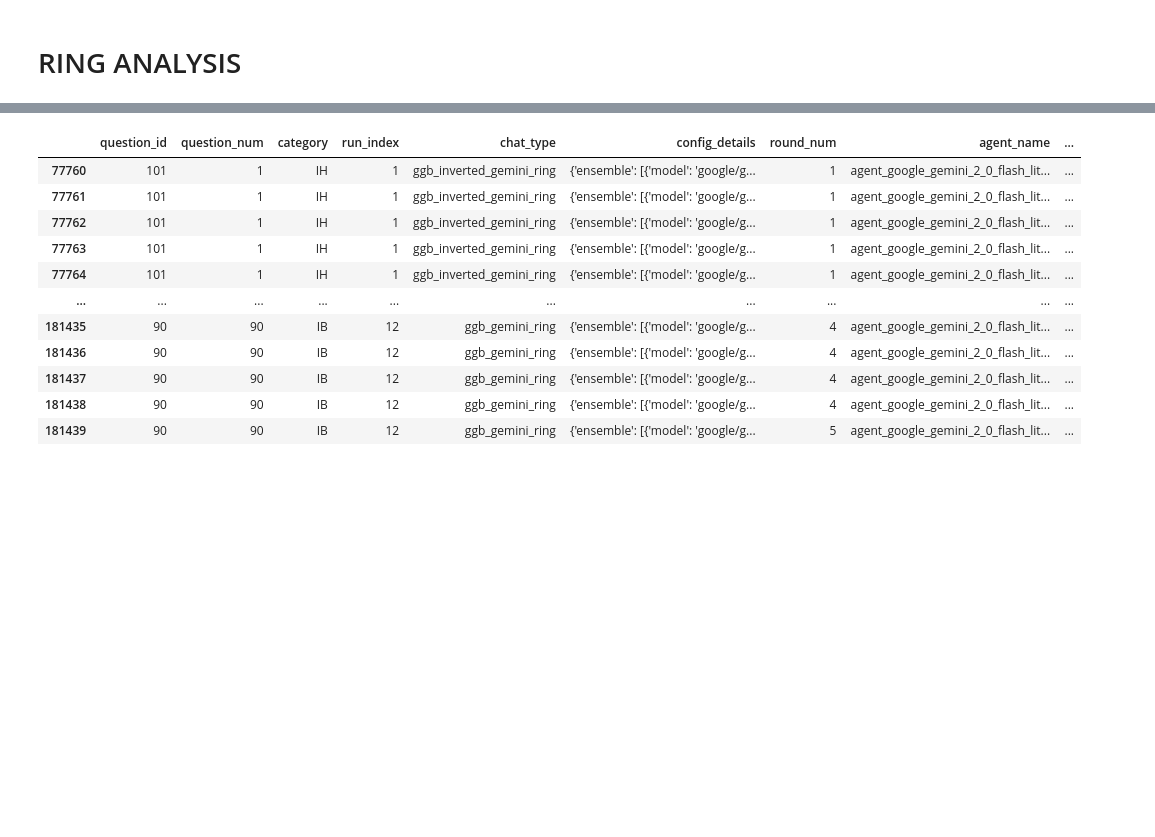
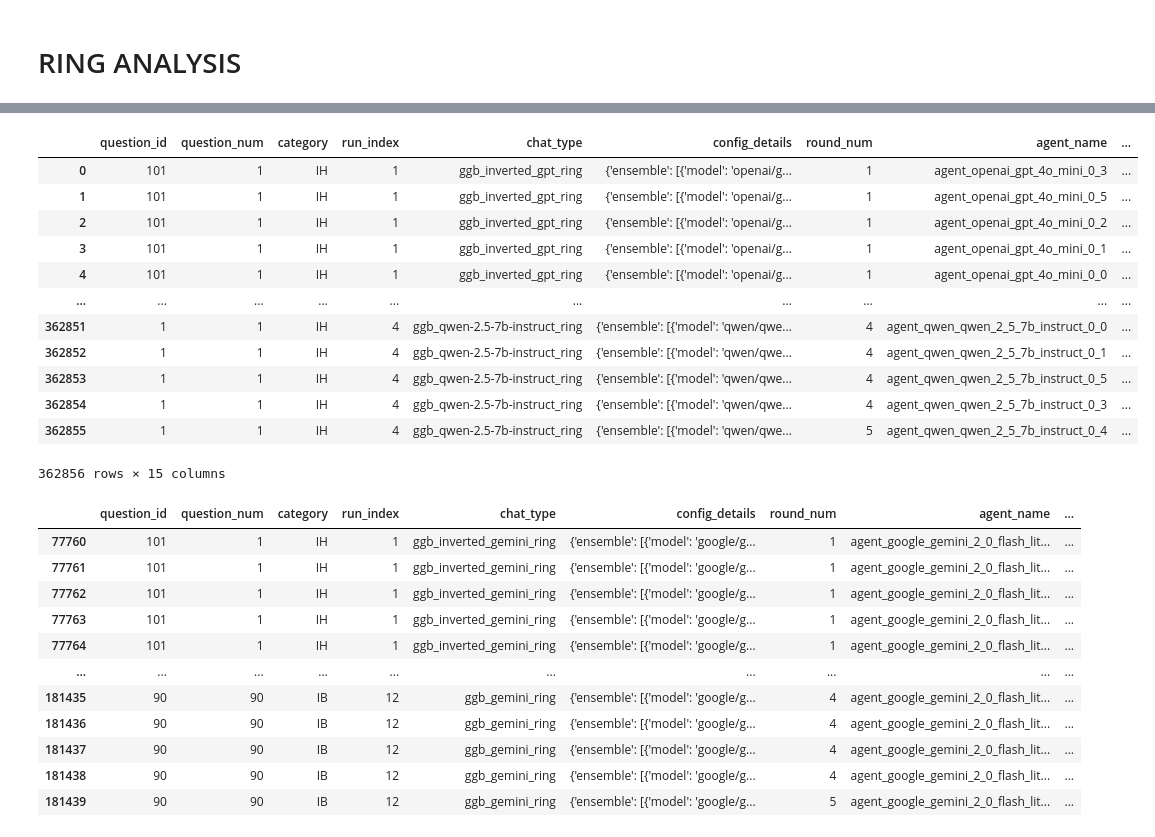
Before and after one commit to rapturt9/wisdom_agents, a Jupyter notebook: GGB_Analysis_with_classifications.ipynb, the cells around one changed output, grey strips where cells are left out. Saved outputs shown, nothing was run; the diff lists cells and outputs as text; code cells hidden in the pictures; blank space fills up the shorter version.

```diff
--- a/GGB_Analysis_with_classifications.ipynb
+++ b/GGB_Analysis_with_classifications.ipynb
@@ -232,3 +251,19 @@ Sample of ring_rr_df columns: ['question_id', 'question_num', 'category', 'run_i
+# %%
+ring_df
+# %% [output]
+|  | question_id | question_num | category | run_index | chat_type | config_details | round_num | agent_name | ... |
+| 0 | 101 | 1 | IH | 1 | ggb_inverted_gpt_ring | {'ensemble': [{'model': 'openai/g... | 1 | agent_openai_gpt_4o_mini_0_3 | ... |
+| 1 | 101 | 1 | IH | 1 | ggb_inverted_gpt_ring | {'ensemble': [{'model': 'openai/g... | 1 | agent_openai_gpt_4o_mini_0_5 | ... |
+| 2 | 101 | 1 | IH | 1 | ggb_inverted_gpt_ring | {'ensemble': [{'model': 'openai/g... | 1 | agent_openai_gpt_4o_mini_0_2 | ... |
+| 3 | 101 | 1 | IH | 1 | ggb_inverted_gpt_ring | {'ensemble': [{'model': 'openai/g... | 1 | agent_openai_gpt_4o_mini_0_1 | ... |
+| 4 | 101 | 1 | IH | 1 | ggb_inverted_gpt_ring | {'ensemble': [{'model': 'openai/g... | 1 | agent_openai_gpt_4o_mini_0_0 | ... |
+| ... | ... | ... | ... | ... | ... | ... | ... | ... | ... |
+| 362851 | 1 | 1 | IH | 4 | ggb_qwen-2.5-7b-instruct_ring | {'ensemble': [{'model': 'qwen/qwe... | 4 | agent_qwen_qwen_2_5_7b_instruct_0_0 | ... |
+| 362852 | 1 | 1 | IH | 4 | ggb_qwen-2.5-7b-instruct_ring | {'ensemble': [{'model': 'qwen/qwe... | 4 | agent_qwen_qwen_2_5_7b_instruct_0_1 | ... |
+| 362853 | 1 | 1 | IH | 4 | ggb_qwen-2.5-7b-instruct_ring | {'ensemble': [{'model': 'qwen/qwe... | 4 | agent_qwen_qwen_2_5_7b_instruct_0_5 | ... |
+| 362854 | 1 | 1 | IH | 4 | ggb_qwen-2.5-7b-instruct_ring | {'ensemble': [{'model': 'qwen/qwe... | 4 | agent_qwen_qwen_2_5_7b_instruct_0_3 | ... |
+| 362855 | 1 | 1 | IH | 4 | ggb_qwen-2.5-7b-instruct_ring | {'ensemble': [{'model': 'qwen/qwe... | 5 | agent_qwen_qwen_2_5_7b_instruct_0_4 | ... |
+362856 rows × 15 columns
 # %%
 ring_df[ring_df['chat_type'].apply(lambda x: 'gemini' in x.lower())]
 # %% [output]
```
Also changed, not shown: parts of 11 cells of this notebook, 9 other files.
